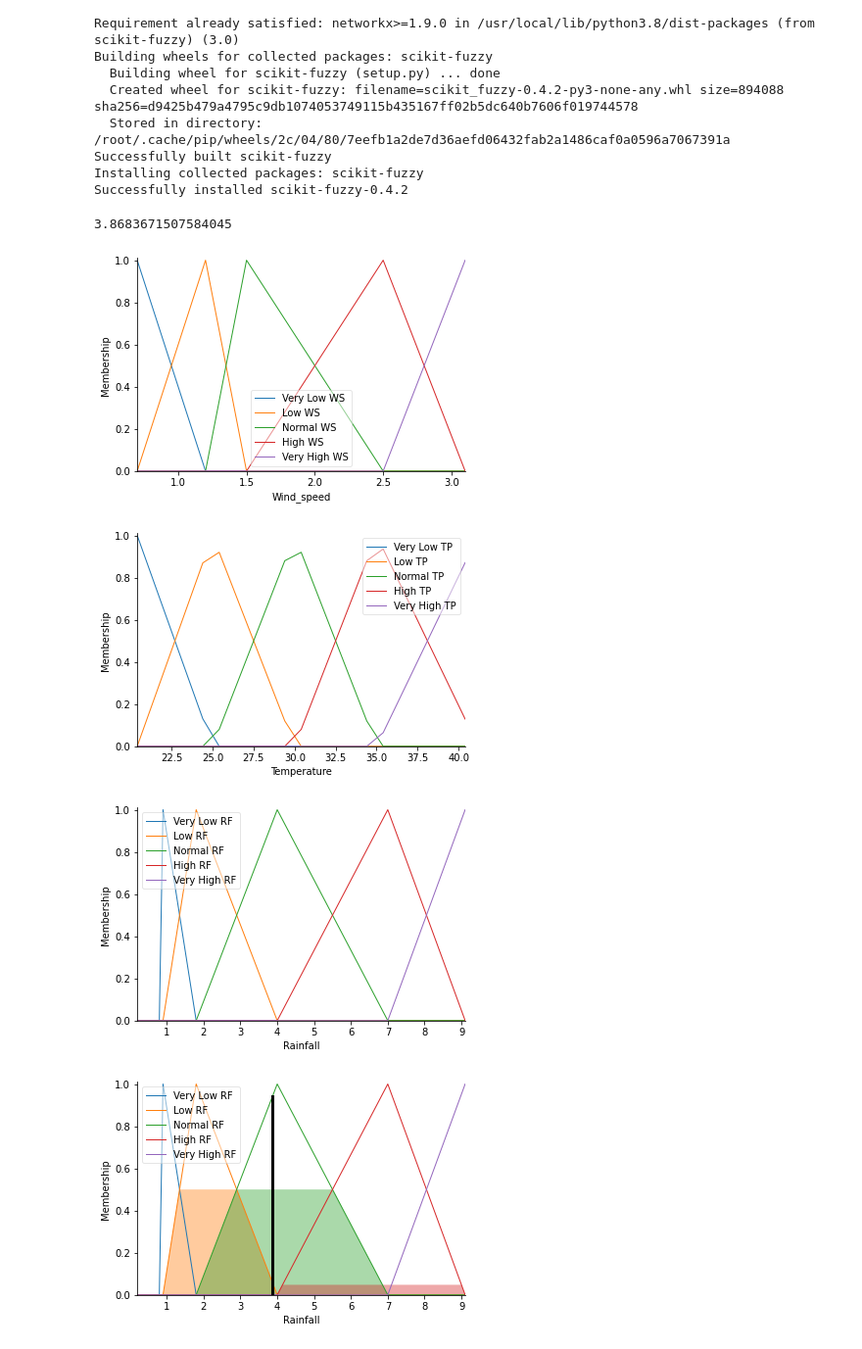
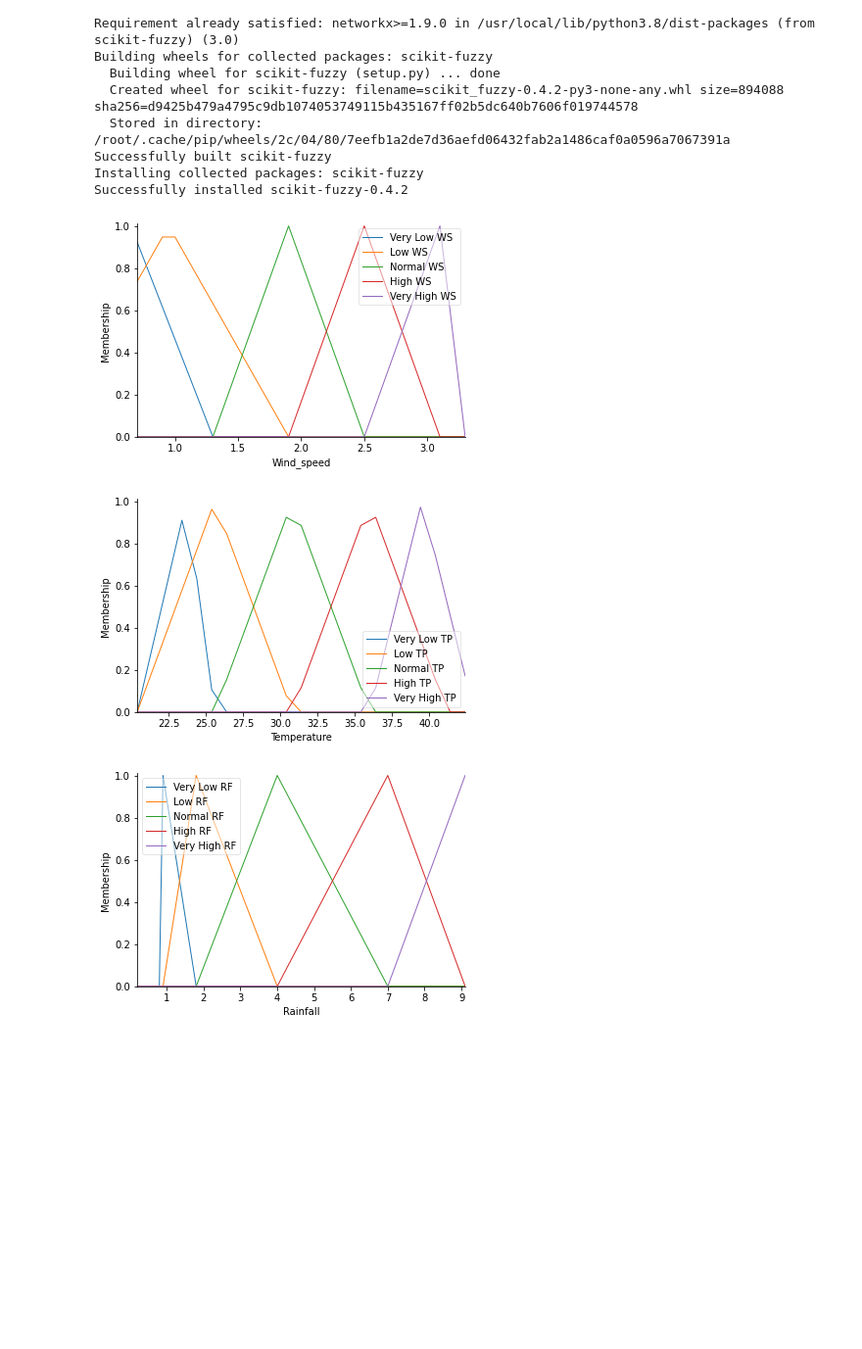
Before and after one commit to cuongcodeF4/Artificial-Intelligence, a Jupyter notebook: Prediction_of_rainfall.ipynb, the cells around one changed output. Shown at 98% size. Cells and saved outputs as stored; diff of their text form; code cells hidden in the pictures; blank space fills up the shorter version.

```diff
--- a/Prediction_of_rainfall.ipynb
+++ b/Prediction_of_rainfall.ipynb
@@ -20,75 +20,36 @@ Successfully installed scikit-fuzzy-0.4.2
 # %%
 
 import numpy as np
 import skfuzzy as fuzz
 from skfuzzy import control as ctrl
 
-Wind_speed = ctrl.Antecedent(np.arange(0.7,3.2,0.1),'Wind_speed')
-Temperature = ctrl.Antecedent(np.arange(20.4,41.3,1),'Temperature')
+Wind_speed = ctrl.Antecedent(np.arange(0.7,3.4,0.1),'Wind_speed')
+Temperature = ctrl.Antecedent(np.arange(20.4,43,1),'Temperature')
 Rainfall = ctrl.Consequent(np.arange(0.2,9.2,0.1),'Rainfall')
 
-Wind_speed['Very Low WS']= fuzz.trimf(Wind_speed.universe,[0.7,0.7,1.2])
-Wind_speed['Low WS']= fuzz.trimf(Wind_speed.universe,[0.7,1.2,1.5])
-Wind_speed['Normal WS']= fuzz.trimf(Wind_speed.universe,[1.2,1.5,2.5])
-Wind_speed['High WS']= fuzz.trimf(Wind_speed.universe,[1.5,2.5,3.1])
-Wind_speed['Very High WS']= fuzz.trimf(Wind_speed.universe,[2.5,3.1,3.1])
+Wind_speed['Very Low WS']= fuzz.trimf(Wind_speed.universe,[0,0.65,1.3])
+Wind_speed['Low WS']= fuzz.trimf(Wind_speed.universe,[0,0.95,1.9])
+Wind_speed['Normal WS']= fuzz.trimf(Wind_speed.universe,[1.3,1.9,2.5])
+Wind_speed['High WS']= fuzz.trimf(Wind_speed.universe,[1.9,2.5,3.1])
+Wind_speed['Very High WS']= fuzz.trimf(Wind_speed.universe,[2.5,3.1,3.3])
 
-Temperature['Very Low TP']= fuzz.trimf(Temperature.universe,[20.4,20.4,25])
-Temperature['Low TP']= fuzz.trimf(Temperature.universe,[20.4,25,30])
-Temperature['Normal TP']= fuzz.trimf(Temperature.universe,[25,30,35])
-Temperature['High TP']= fuzz.trimf(Temperature.universe,[30,35,41.2])
-Temperature['Very High TP']= fuzz.trimf(Temperature.universe,[35,41.2,41.2])
+Temperature['Very Low TP']= fuzz.trimf(Temperature.universe,[20.4,23.7,25.6])
+Temperature['Low TP']= fuzz.trimf(Temperature.universe,[20.4,25.6,30.8])
+Temperature['Normal TP']= fuzz.trimf(Temperature.universe,[25.6,30.8,36])
+Temperature['High TP']= fuzz.trimf(Temperature.universe,[30.8,36,41.2])
+Temperature['Very High TP']= fuzz.trimf(Temperature.universe,[36,39.5,43])
 
 Rainfall['Very Low RF']= fuzz.trimf(Rainfall.universe,[0.9,0.9,1.8])
 Rainfall['Low RF']= fuzz.trimf(Rainfall.universe,[0.9,1.8,4])
 Rainfall['Normal RF']= fuzz.trimf(Rainfall.universe,[1.8,4,7])
 Rainfall['High RF']= fuzz.trimf(Rainfall.universe,[4,7,9.1])
 Rainfall['Very High RF']= fuzz.trimf(Rainfall.universe,[7,9.1,9.11])
 
 
 Wind_speed.view()
 Temperature.view()
 Rainfall.view()
-
-
-rule1 = ctrl.Rule(Wind_speed['Very Low WS']& Temperature['Very Low TP'], Rainfall['Very Low RF'])
-rule2 = ctrl.Rule(Wind_speed['Low WS']& Temperature['Low TP'], Rainfall['Very Low RF'])
-rule3 = ctrl.Rule(Wind_speed['Normal WS']& Temperature['Normal TP'], Rainfall['Normal RF'])
-rule4 = ctrl.Rule(Wind_speed['Normal WS']& Temperature['Very Low TP'], Rainfall['Normal RF'])
-rule5 = ctrl.Rule(Wind_speed['Normal WS']& Temperature['High TP'], Rainfall['Low RF'])
-rule6 = ctrl.Rule(Wind_speed['Normal WS']& Temperature['Low TP'], Rainfall['High RF'])
-rule7 = ctrl.Rule(Wind_speed['Normal WS']& Temperature['Very High TP'], Rainfall['Low RF'])
-rule8 = ctrl.Rule(Wind_speed['Very Low WS']& Temperature['Normal TP'], Rainfall['Low RF'])
-rule9 = ctrl.Rule(Wind_speed['Low WS']& Temperature['Normal TP'], Rainfall['Low RF'])
-rule10 = ctrl.Rule(Wind_speed['High WS']& Temperature['Normal TP'], Rainfall['Low RF'])
-rule11= ctrl.Rule(Wind_speed['Very High WS']& Temperature['Normal TP'], Rainfall['Very Low RF'])
-rule12 = ctrl.Rule(Wind_speed['Low WS']& Temperature['Very Low TP'], Rainfall['High RF'])
-rule13 = ctrl.Rule(Wind_speed['High WS']& Temperature['Very Low TP'], Rainfall['Low RF'])
-rule14 = ctrl.Rule(Wind_speed['Very High WS']& Temperature['Very Low TP'], Rainfall['Very High RF'])
-rule15 = ctrl.Rule(Wind_speed['Very Low WS']& Temperature['Low TP'], Rainfall['High RF'])
-rule16= ctrl.Rule(Wind_speed['High WS']& Temperature['Low TP'], Rainfall['Normal RF'])
-rule17 = ctrl.Rule(Wind_speed['Very High WS']& Temperature['Low TP'], Rainfall['Very High RF'])
-rule18 = ctrl.Rule(Wind_speed['Very Low WS']& Temperature['High TP'], Rainfall['Low RF'])
-rule19 = ctrl.Rule(Wind_speed['Low WS']& Temperature['High TP'], Rainfall['Very Low RF'])
-rule20 = ctrl.Rule(Wind_speed['High WS']& Temperature['High TP'], Rainfall['Low RF'])
-rule21= ctrl.Rule(Wind_speed['Very High WS']& Temperature['High TP'], Rainfall['Very Low RF'])
-rule22 = ctrl.Rule(Wind_speed['Very Low WS']& Temperature['Very High TP'], Rainfall['Very Low RF'])
-rule23 = ctrl.Rule(Wind_speed['Low WS']& Temperature['Very High TP'], Rainfall['Very Low RF'])
-rule24 = ctrl.Rule(Wind_speed['High WS']& Temperature['Very High TP'], Rainfall['Very Low RF'])
-rule25 = ctrl.Rule(Wind_speed['Very High WS']& Temperature['Very High TP'], Rainfall['Very High RF'])
-
-
-
-Rainfalling_ctrl = ctrl.ControlSystem([rule1,rule2,rule3,rule4,rule5,rule6,rule7,rule8,rule9,rule10,rule11,rule12,rule13,rule14,rule15,rule16,rule17,rule18,rule9,rule20,rule21,rule22,rule23,rule24,rule25])
-Rainfalling= ctrl.ControlSystemSimulation(Rainfalling_ctrl)
-Rainfalling.input['Temperature']= 30
-Rainfalling.input['Wind_speed']= 2
-Rainfalling.compute()
-print(Rainfalling.output['Rainfall'])
-Rainfall.view(sim=Rainfalling)
 # %% [output]
-3.8683671507584045
-[figure, old version]
+[figure, new version]
-[figure, old version]
+[figure, new version]
 [figure]
-[figure, removed]
```
Also changed, not shown: parts of 1 cell of this notebook.
